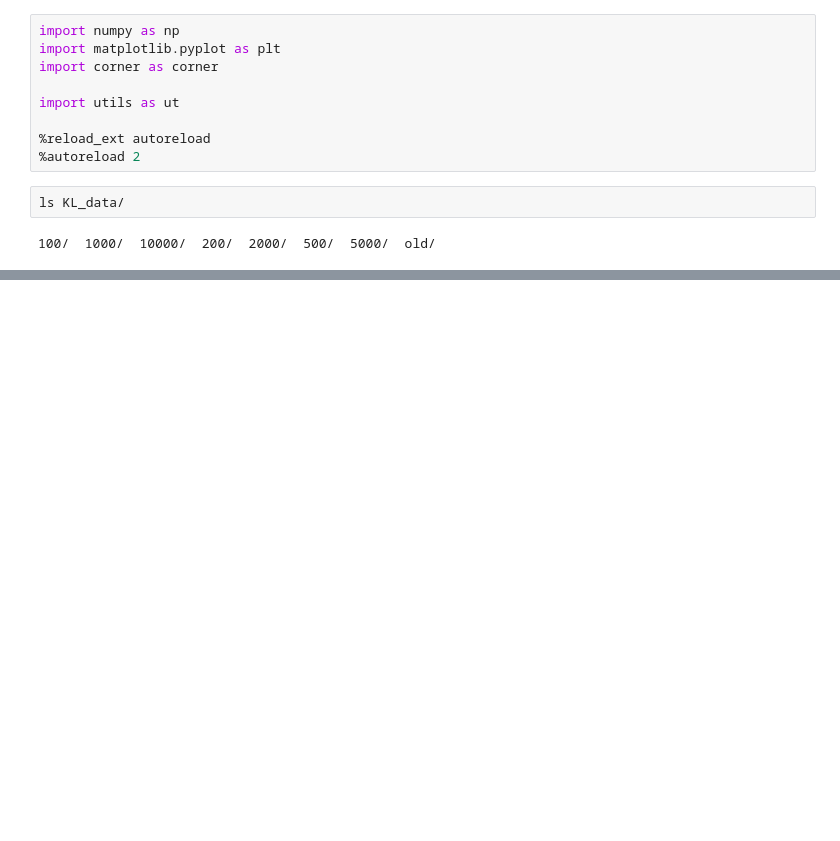
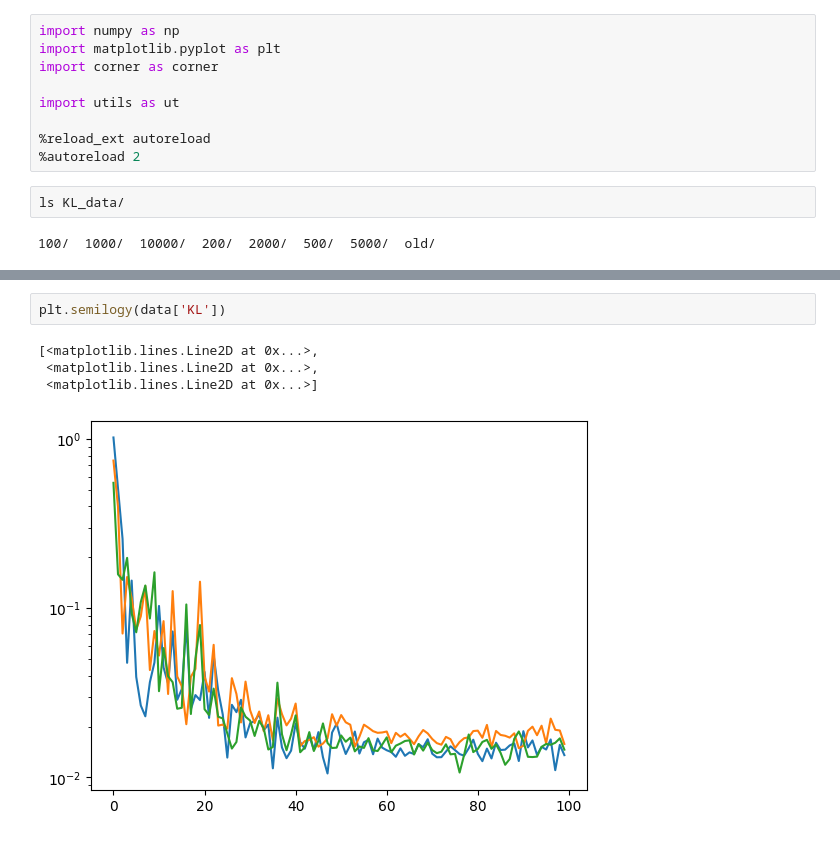
Before and after one commit to Mauropieroni/ACP-test-fork, a Jupyter notebook: scripts/plot_KL_all.ipynb, the cells around one changed output, grey strips where cells are left out. Cells and saved outputs as stored; diff of their text form; blank space fills up the shorter version.

```diff
--- a/scripts/plot_KL_all.ipynb
+++ b/scripts/plot_KL_all.ipynb
@@ -61,0 +91,7 @@ plt.tight_layout()
+# %%
+plt.semilogy(data['KL'])
+# %% [output]
+[<matplotlib.lines.Line2D at 0x...>,
+ <matplotlib.lines.Line2D at 0x...>,
+ <matplotlib.lines.Line2D at 0x...>]
+[figure, added]
```
Also changed, not shown: parts of 13 cells of this notebook, 2 other files.
